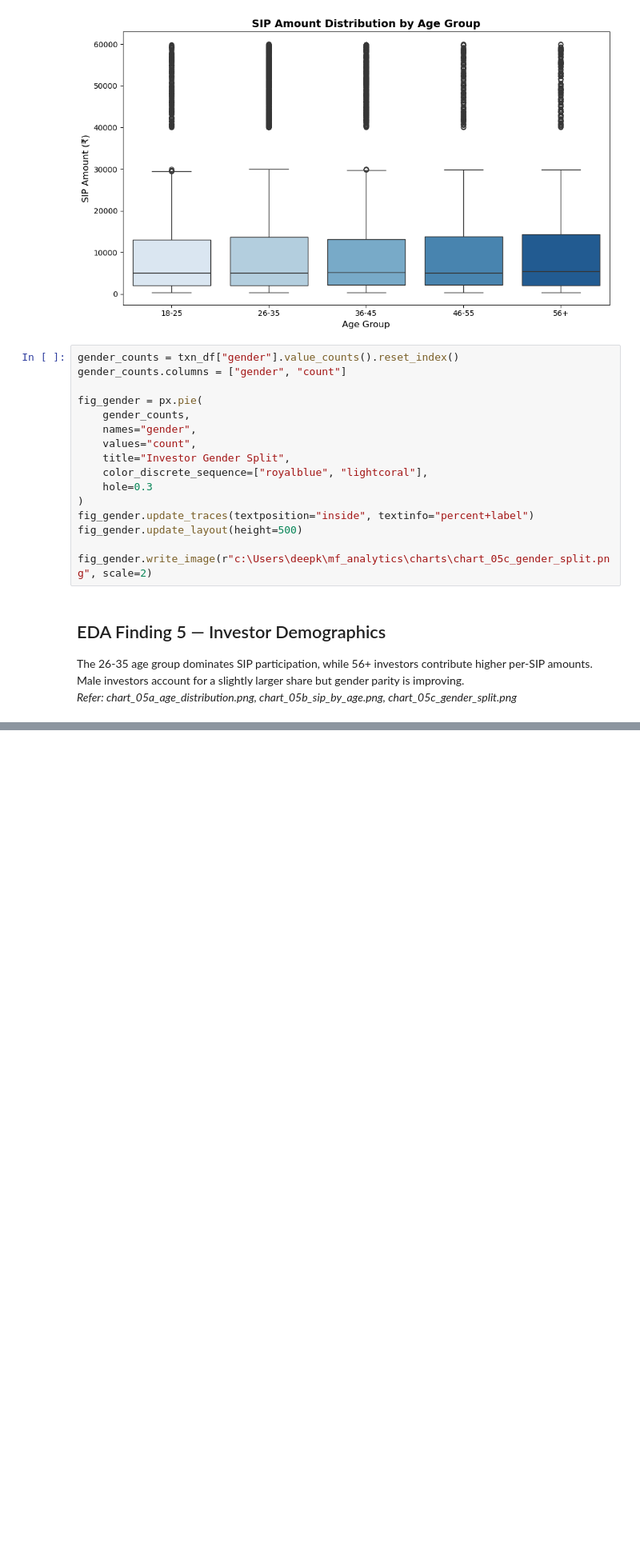
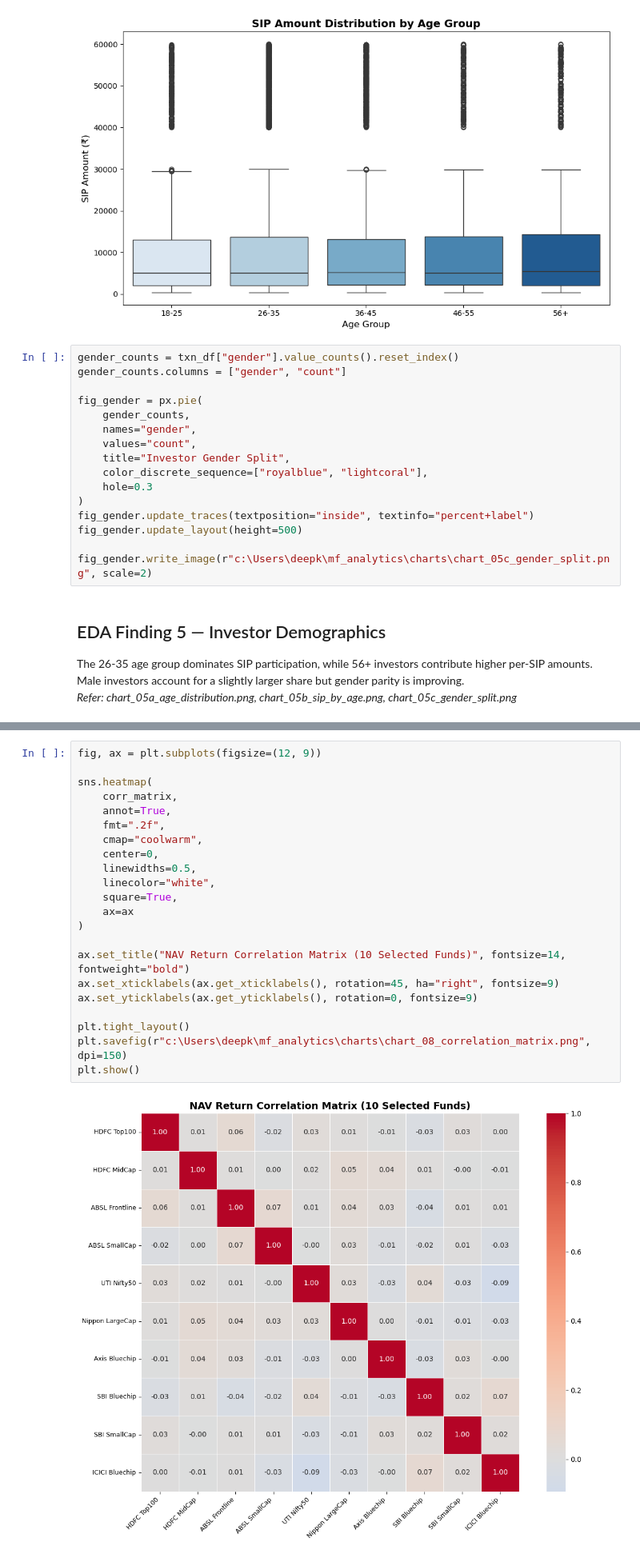
Before and after one commit to Deep-keni/mutual_fund_analytics, a Jupyter notebook: notebooks/EDA_Analysis.ipynb, the cells around one changed output, grey strips where cells are left out. Shown at 80% size. Saved outputs shown, nothing was run; the diff lists cells and outputs as text; blank space fills up the shorter version.

```diff
--- a/notebooks/EDA_Analysis.ipynb
+++ b/notebooks/EDA_Analysis.ipynb
@@ -277,0 +444,24 @@ slightly larger share but gender parity is improving.
+# %%
+fig, ax = plt.subplots(figsize=(12, 9))
+
+sns.heatmap(
+    corr_matrix,
+    annot=True,
+    fmt=".2f",
+    cmap="coolwarm",
+    center=0,
+    linewidths=0.5,
+    linecolor="white",
+    square=True,
+    ax=ax
+)
+
+ax.set_title("NAV Return Correlation Matrix (10 Selected Funds)", fontsize=14, fontweight="bold")
+ax.set_xticklabels(ax.get_xticklabels(), rotation=45, ha="right", fontsize=9)
+ax.set_yticklabels(ax.get_yticklabels(), rotation=0, fontsize=9)
+
+plt.tight_layout()
+plt.savefig(r"c:\Users\deepk\mf_analytics\charts\chart_08_correlation_matrix.png", dpi=150)
+plt.show()
+# %% [output]
+[figure, added]
```
Also changed, not shown: parts of 22 cells of this notebook, 9 other files.
